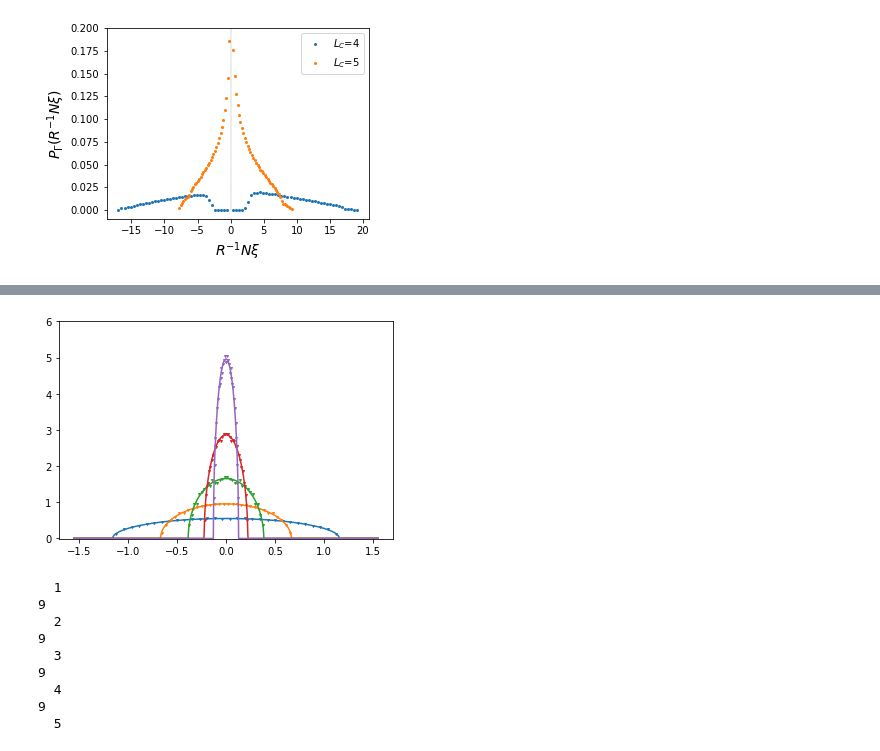
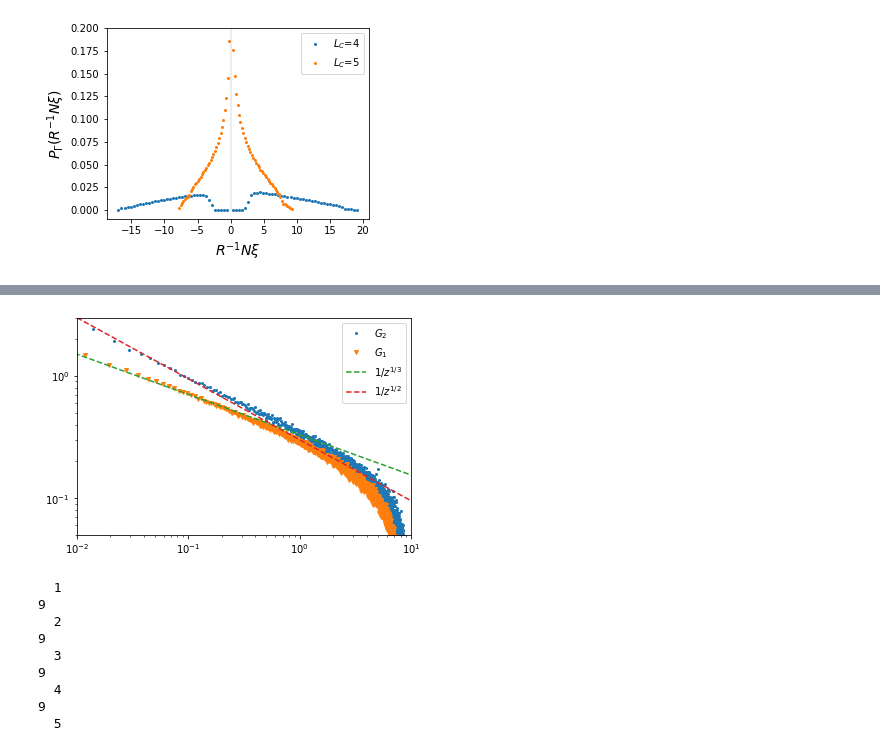
Before and after one commit to hassan-shap/RMT, a Jupyter notebook: Zr_symmetry.ipynb, the cells around one changed output, grey strips where cells are left out. Drawn from its saved outputs; the diff is of its cells as text; code cells hidden in the pictures.

```diff
--- a/Zr_symmetry.ipynb
+++ b/Zr_symmetry.ipynb
@@ -545,11 +541,12 @@ print(v1T.shape[0]/(Na*Nb))
 # %%
-Nrep=10
-r=3 # local Hilbert space dim
+Nrep=1000
+r=2 # local Hilbert space dim
 
-La=3
-Lb=La
+La=2
+Lb=6
 Na=r**La
 Nb=r**Lb
+symm = 1
 
 Nab_r=r**(La+Lb-1)
 s_ab=Hilbertspace_Zr(La+Lb,r)
@@ -558,7 +555,7 @@ i_ab=np.zeros((r**(La+Lb-1),r),dtype=int)
 for i_Zr in range(r):
     i_ab[:,i_Zr]=np.argwhere(np.mod(np.sum(s_ab,axis=1),r)==i_Zr)[:,0]
 
-L_sw=range(12,17)
+L_sw=range(13,14)
 # L_sw=range(4*La,21)
 # L_sw=[12]
 
@@ -606,6 +603,15 @@ for i_l in range(len(L_sw)):
         lT1=np.linalg.eigvalsh(rT1)
         vT1[i_r*Nab_r*(r-1):(i_r+1)*Nab_r*(r-1),i_l] = Nab_r*lT1
 
+
+    out_dir = 'data/'
+    if symm==1:
+        f1= 'NS_proj_decomp_r_%d_Labc_%d_%d_%d_symm.npz' % (r,La,Lb,Lc)
+    else:
+        f1= 'NS_proj_decomp_r_%d_Labc_%d_%d_%d.npz' % (r,La,Lb,Lc)
+    fname = out_dir+ f1
+    np.savez(fname, e1=vT1[:,i_l], e0=vT0[:,i_l], Nrep=Nrep)
+
 elapsed = time.time() - t_timer
 print("Finished, elapsed time = %.2f " % (elapsed)+ "sec")
 # %% [output]
@@ -617,54 +620,63 @@ KeyboardInterrupt:
 # %%
-def semicirc_dist(N,Q,x,x0):
-    # my Q is from Ludwig's paper
-    R= 2*sqrt(Q)
-    fx= 2/(pi*R**2)*(R**2-(x-x0)**2+0j)**0.5
-    return fx
+num_bins = 1000
+n_sum=Nrep*Na*Nb
 
-num_bins = 50
-n_sum=Nrep*Na*Nb
+r = 3
+L_sw=[13]
 
 plt.figure()
 
 for i_l in range(len(L_sw)):
+    L=L_sw[i_l]
+    Lc=L-La-Lb
 
-    n, bin_edges = np.histogram(vT[:,i_l], bins=num_bins)
-    bins_center= (bin_edges[0:num_bins]+ bin_edges[1:])/2
-    n= n/n_sum/(bin_edges[1]-bin_edges[0])
+    out_dir = 'data/'
+    if symm==1:
+        f1= 'NS_proj_decomp_r_%d_Labc_%d_%d_%d_symm.npz' % (r,La,Lb,Lc)
+    else:
+        f1= 'NS_proj_decomp_r_%d_Labc_%d_%d_%d.npz' % (r,La,Lb,Lc)
+    fname = out_dir+f1
+
+    npzfile = np.load(fname)
+    vT0=npzfile['e0']
+    vT1=npzfile['e1']
+    print('ES was loaded!')
+
+
+#     n, bin_edges = np.histogram(vT[:,i_l], bins=num_bins)
+#     bins_center= (bin_edges[0:num_bins]+ bin_edges[1:])/2
+#     n= n/n_sum/(bin_edges[1]-bin_edges[0])
 
 #     plt.plot(bins_center,n,'-',markersize=2,color='C%d' % (i_l))
 
-    num_bins1=30
-    n0, bin_edges0 = np.histogram(vT0[:,i_l], bins=num_bins1)
+    num_bins1=2000
+    n0, bin_edges0 = np.histogram(vT0, bins=num_bins1)
     bins_center0= (bin_edges0[0:num_bins1]+ bin_edges0[1:])/2
     n0= n0/n_sum/(bin_edges0[1]-bin_edges0[0])
 
-    n1, bin_edges1 = np.histogram(vT1[:,i_l], bins=num_bins1)
+    n1, bin_edges1 = np.histogram(vT1, bins=num_bins1)
     bins_center1= (bin_edges1[0:num_bins1]+ bin_edges1[1:])/2
     n1= n1/n_sum/(bin_edges1[1]-bin_edges1[0])
 
-    vc=np.concatenate((vT0,vT1))
-    nc, bin_edgesc = np.histogram(vc[:,i_l], bins=num_bins)
-    bins_centerc= (bin_edgesc[0:num_bins]+ bin_edgesc[1:])/2
-    nc= nc/n_sum/(bin_edgesc[1]-bin_edgesc[0])
+#     vc=np.concatenate((vT0,vT1))
+#     nc, bin_edgesc = np.histogram(vc[:,i_l], bins=num_bins)
+#     bins_centerc= (bin_edgesc[0:num_bins]+ bin_edgesc[1:])/2
+#     nc= nc/n_sum/(bin_edgesc[1]-bin_edgesc[0])
 
-#     plt.plot(bins_center,nc,'o',markersize=4,markerfacecolor="None")
-#     plt.plot(bins_center0,n0*r,'o',markersize=2,color='C%d' % (i_l))
-    plt.plot(bins_center1,n1*r/(r-1),'v',markersize=2,color='C%d' % (i_l))
+#     plt.plot(bins_center,nc,'o',markersize=4,markerfacecolor="None",label=r"$N_B=%d $" % (Lc))
+    plt.plot(bins_center0,n0*r,'o',markersize=2,label=r"$G_2$")#,color='C%d' % (i_l),label=r"$N_B=%d $" % (Lc))
+    plt.plot(bins_center1,n1*r/(r-1),'v',markersize=4,label=r"$G_1$")#,color='C%d' % (i_l))
 
+xx = np.logspace(-2.5,1)
+plt.plot(xx,0.33/xx**0.33,"--",label=r"$1/z^{1/3}$")
+plt.plot(xx,0.3/xx**0.5,"--",label=r"$1/z^{1/2}$")
 
-    L=L_sw[i_l]
-    Lc=L-La-Lb
-    xplot=np.linspace(-1.,1,1000)*1.55
-    fx= semicirc_dist(Nab_r/r,Na*Nb/r**(Lc+1),xplot,0)
-#     xplot=np.linspace(-1.,3,1000)
-#     fx= semicirc_dist(Nab_r/r,Na*Nb/r**(Lc+1),xplot,1)
-    plt.plot(xplot,np.real(fx),color='C%d' % (i_l))
-
-
-plt.ylim(-0.01,6)
+plt.xscale("log")
+plt.yscale("log")
+plt.ylim(0.05,3)
+plt.xlim(1e-2,1e1)
+plt.legend()
 plt.show()
-
 
 # db0=bins_center0[-1]-bins_center0[0]
 # db1=bins_center1[-1]-bins_center1[0]
@@ -676,4 +689,4 @@ plt.show()
-[figure, old version]
+[figure, new version]
 # %%
 Nrep=10
 r=3 # local Hilbert space dim
```
Also changed, not shown: parts of 3 cells of this notebook, 11 other files.
